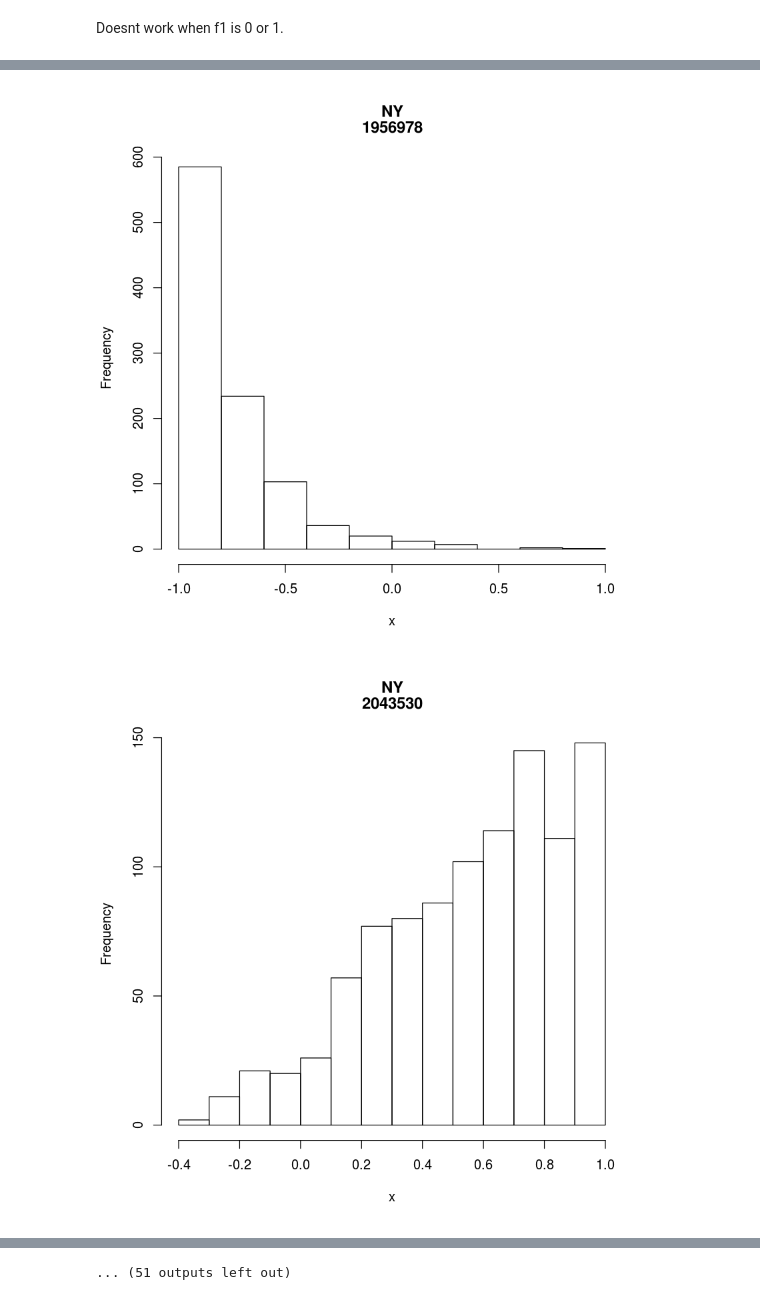
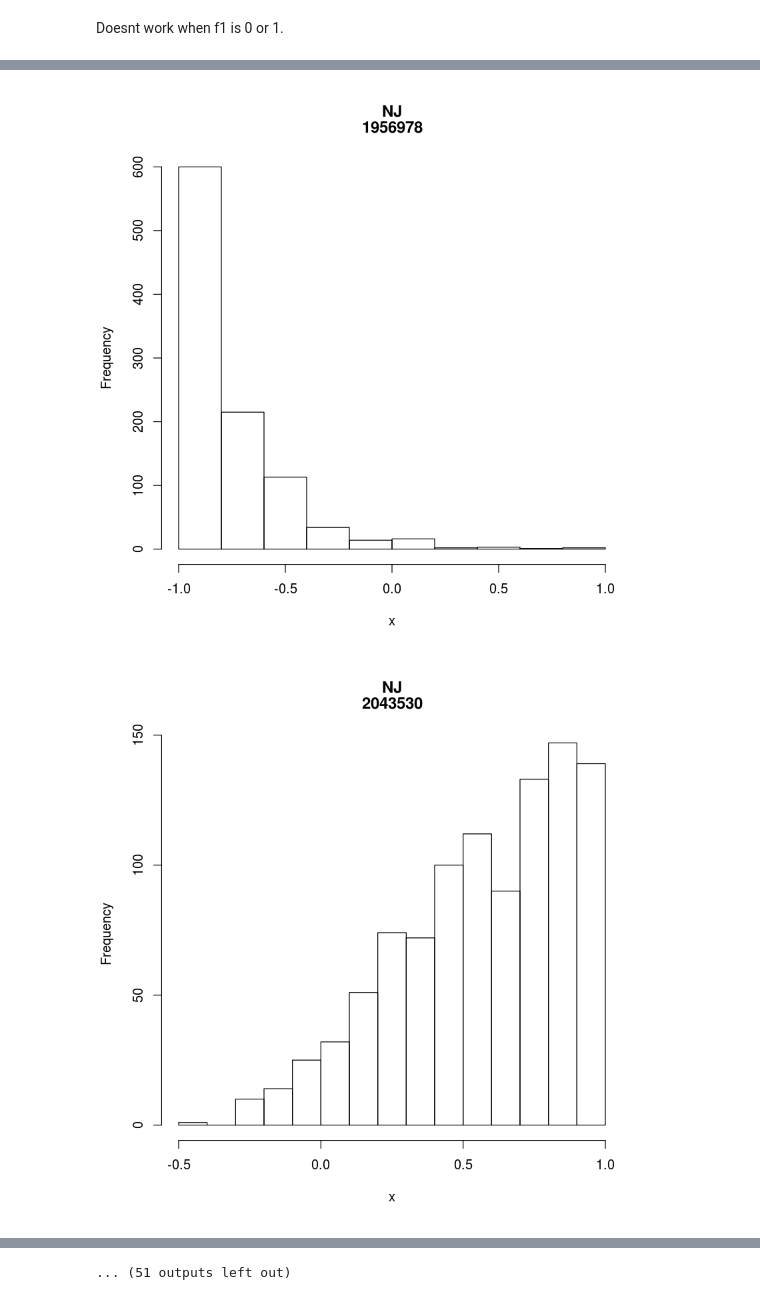
Before and after one commit to sagw/WNS_WGS, a Jupyter notebook: Notebooks/Wfs_SCalculations.ipynb, the cells around one changed output, grey strips where cells are left out. Cells and saved outputs as stored; diff of their text form; code cells hidden in the pictures.

Commit message:
checking code and graphs for malin

```diff
--- a/Notebooks/Wfs_SCalculations.ipynb
+++ b/Notebooks/Wfs_SCalculations.ipynb
@@ -49,12 +58,12 @@ wfs_bs_s_count=function(bs, sim){
     for (i in 1:NROW(f2bsvalues)){
         f2bs=f2bsvalues[i,]
         #order by closest values
-        simfull$diff=abs(simfull$V1 - f2bs)
+        simfull$diff=abs(simfull$V2 - f2bs)
         simfull=simfull[order(simfull$diff),]
         #add a 1 to first 1000 rows
-        simfull$count[1:1000]=simfull[1:1000, 4] + 1
+        simfull$count[1:1000]=simfull$count[1:1000] + 1
     }
-    out=simfull
+    out=c(simfull, f2bs)
 return(out)
 }
 # %%
@@ -133,7 +126,7 @@ NY_f2scount=mapply(wfs_bs_s_count, NY_sig, tNY_f2s, SIMPLIFY=FALSE)
 NJ_f2scount=mapply(wfs_bs_s_count, NJ_sig, tNJ_f2s, SIMPLIFY=FALSE)
 # %%
 #sample based on count data produced to get 1000 s values
-sNJ=lapply(NJ_f2scount, function(x){sample(x$V2, 1000, replace = FALSE, prob = x$count)})
-sNY=lapply(NY_f2scount, function(x){sample(x$V2, 1000, replace = FALSE, prob = x$count)})
+sNJ=lapply(NJ_f2scount, function(x){sample(x$V3, 1000, replace = FALSE, prob = x$count)})
+sNY=lapply(NY_f2scount, function(x){sample(x$V3, 1000, replace = FALSE, prob = x$count)})
 # %% [markdown]
 Doesnt work when f1 is 0 or 1.
@@ -140,4 +152,4 @@ Doesnt work when f1 is 0 or 1.
 # %%
 mapply(function(x, y) {
-hist(x, main=c("NY", y[1,3]))}, sNJ, NJ_f2scount)
+hist(x, main=c("NJ", y[1,4]))}, sNJ, NJ_f2scount)
 # %% [output]
@@ -153,2 +165,2 @@ hist(x, main=c("NY", y[1,3]))}, sNJ, NJ_f2scount)
-[figure, old version]
+[figure, new version]
-[figure, old version]
+[figure, new version]
```
Also changed, not shown: parts of 43 cells of this notebook.
